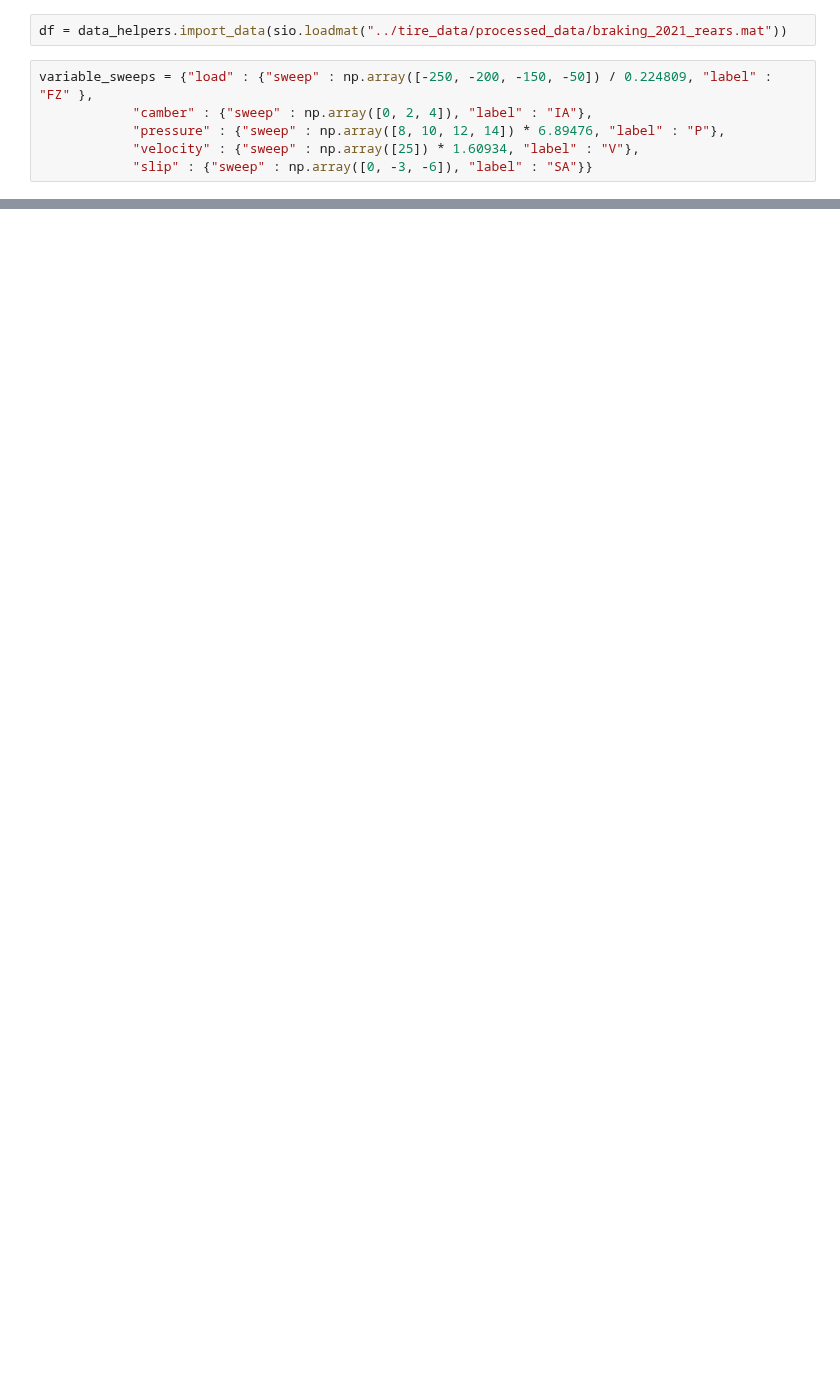
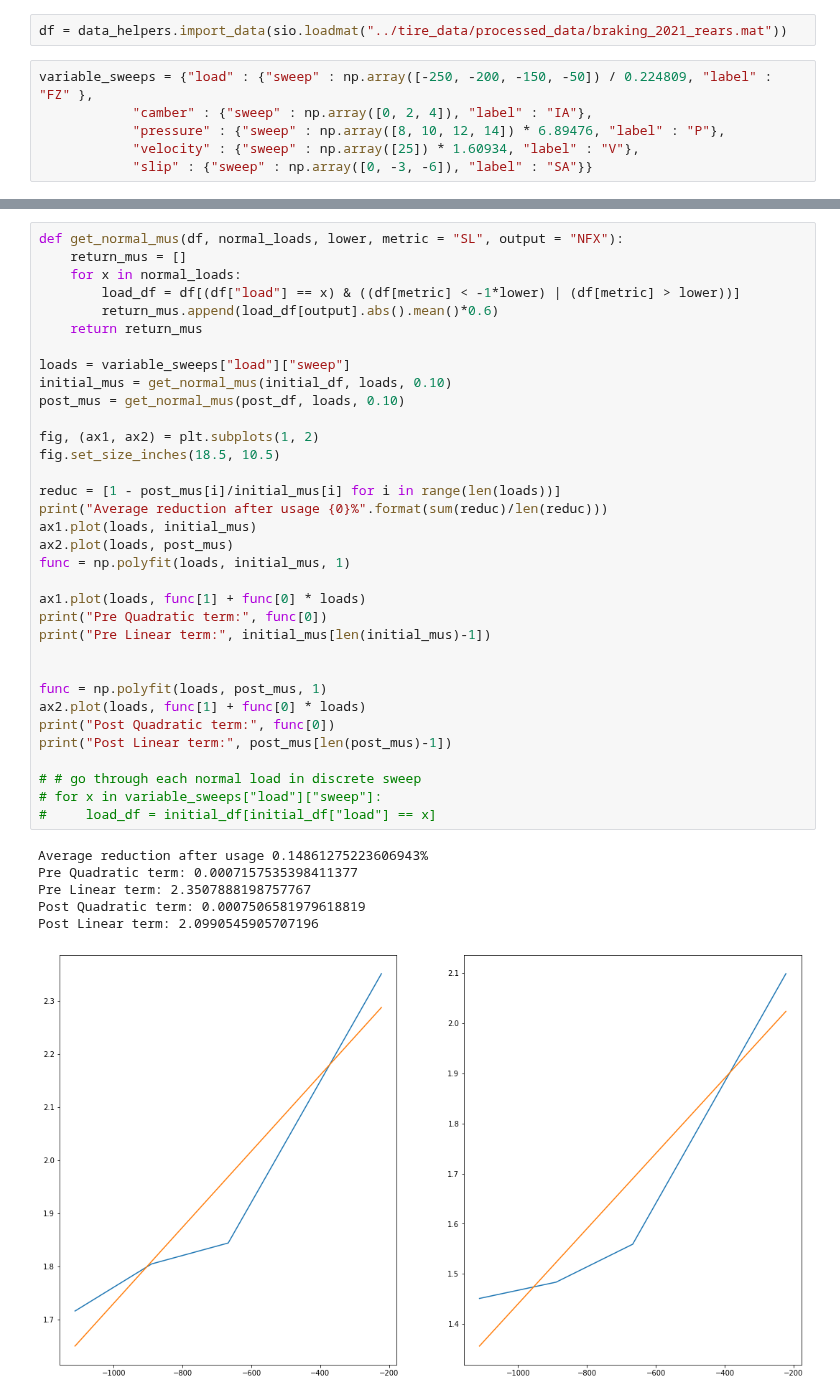
Before and after one commit to kierancoz/tire_analysis, a Jupyter notebook: tire_selection_and_analytics/grip_tire_model.ipynb, the cells around one changed output, grey strips where cells are left out. Drawn from its saved outputs; the diff is of its cells as text; blank space fills up the shorter version.

```diff
--- a/tire_selection_and_analytics/grip_tire_model.ipynb
+++ b/tire_selection_and_analytics/grip_tire_model.ipynb
@@ -37,0 +80,41 @@ dtype: float64 -222.4110244696609
+# %%
+def get_normal_mus(df, normal_loads, lower, metric = "SL", output = "NFX"):
+    return_mus = []
+    for x in normal_loads:
+        load_df = df[(df["load"] == x) & ((df[metric] < -1*lower) | (df[metric] > lower))]
+        return_mus.append(load_df[output].abs().mean()*0.6)
+    return return_mus
+
+loads = variable_sweeps["load"]["sweep"]
+initial_mus = get_normal_mus(initial_df, loads, 0.10)
+post_mus = get_normal_mus(post_df, loads, 0.10)
+
+fig, (ax1, ax2) = plt.subplots(1, 2)
+fig.set_size_inches(18.5, 10.5)
+
+reduc = [1 - post_mus[i]/initial_mus[i] for i in range(len(loads))]
+print("Average reduction after usage {0}%".format(sum(reduc)/len(reduc)))
+ax1.plot(loads, initial_mus)
+ax2.plot(loads, post_mus)
+func = np.polyfit(loads, initial_mus, 1)
+
+ax1.plot(loads, func[1] + func[0] * loads)
+print("Pre Quadratic term:", func[0])
+print("Pre Linear term:", initial_mus[len(initial_mus)-1])
+
+
+func = np.polyfit(loads, post_mus, 1)
+ax2.plot(loads, func[1] + func[0] * loads)
+print("Post Quadratic term:", func[0])
+print("Post Linear term:", post_mus[len(post_mus)-1])
+
+# # go through each normal load in discrete sweep
+# for x in variable_sweeps["load"]["sweep"]:
+#     load_df = initial_df[initial_df["load"] == x]
+# %% [output]
+Average reduction after usage 0.14861275223606943%
+Pre Quadratic term: 0.0007157535398411377
+Pre Linear term: 2.3507888198757767
+Post Quadratic term: 0.0007506581979618819
+Post Linear term: 2.0990545905707196
+[figure, added]
```
Also changed, not shown: parts of 10 cells of this notebook, 2 other files.
